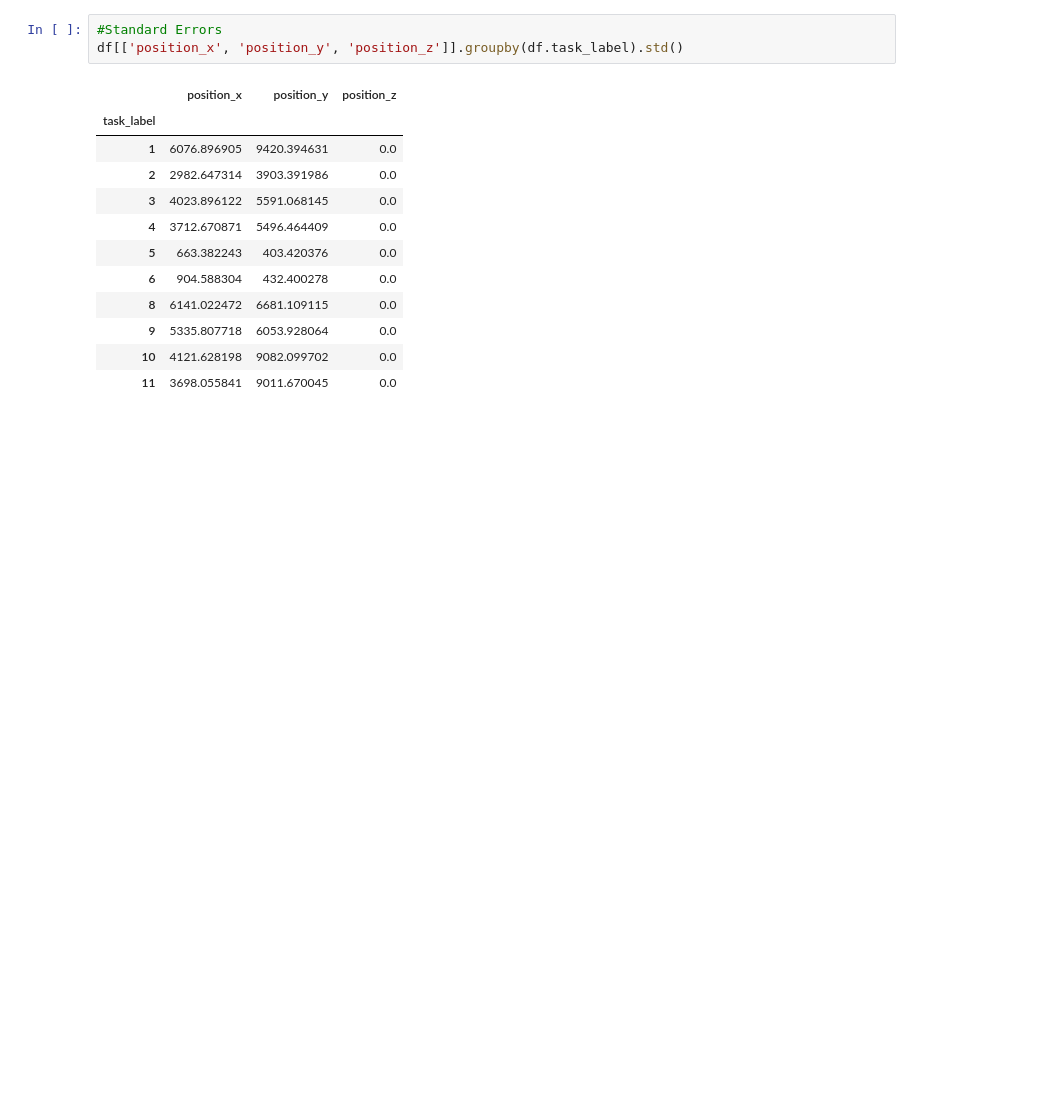
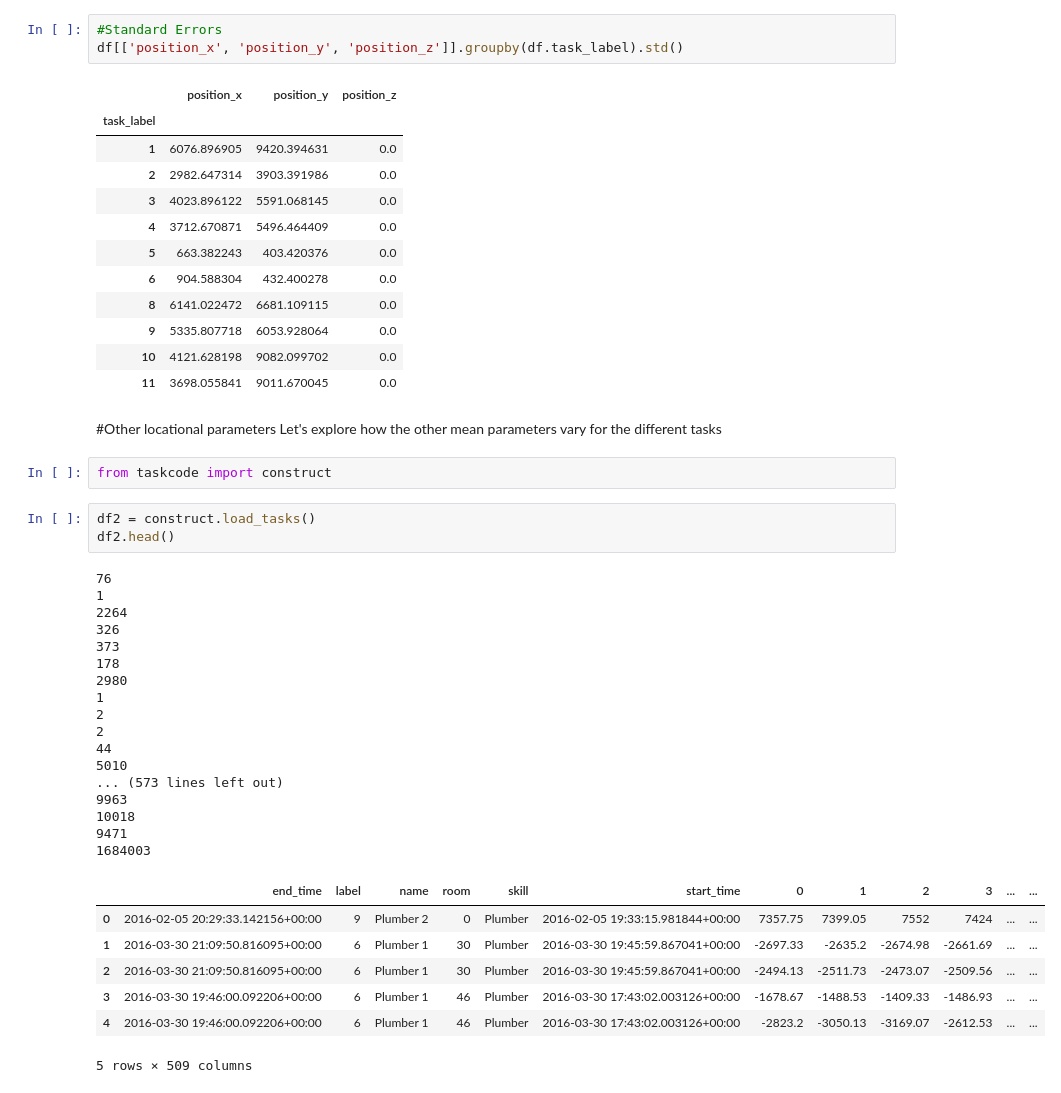
Before and after one commit to baxen/taskcode, a Jupyter notebook: explore.ipynb, the cells around one changed output. Drawn from its saved outputs; the diff is of its cells as text; blank space fills up the shorter version.

```diff
--- a/explore.ipynb
+++ b/explore.ipynb
@@ -183,3 +183,36 @@ df[['position_x', 'position_y', 'position_z']].groupby(df.task_label).std()
 | 9 | 5335.807718 | 6053.928064 | 0.0 |
 | 10 | 4121.628198 | 9082.099702 | 0.0 |
 | 11 | 3698.055841 | 9011.670045 | 0.0 |
+# %% [markdown]
+#Other locational parameters
+Let's explore how the other mean parameters vary for the different tasks
+# %%
+from taskcode import construct
+# %%
+df2 = construct.load_tasks()
+df2.head()
+# %% [output]
+76
+1
+2264
+326
+373
+178
+2980
+1
+2
+2
+44
+5010
+... (573 lines left out)
+9963
+10018
+9471
+1684003
+|  | end_time | label | name | room | skill | start_time | 0 | 1 | 2 | 3 | ... | ... |
+| 0 | 2016-02-05 20:29:33.142156+00:00 | 9 | Plumber 2 | 0 | Plumber | 2016-02-05 19:33:15.981844+00:00 | 7357.75 | 7399.05 | 7552 | 7424 | ... | ... |
+| 1 | 2016-03-30 21:09:50.816095+00:00 | 6 | Plumber 1 | 30 | Plumber | 2016-03-30 19:45:59.867041+00:00 | -2697.33 | -2635.2 | -2674.98 | -2661.69 | ... | ... |
+| 2 | 2016-03-30 21:09:50.816095+00:00 | 6 | Plumber 1 | 30 | Plumber | 2016-03-30 19:45:59.867041+00:00 | -2494.13 | -2511.73 | -2473.07 | -2509.56 | ... | ... |
+| 3 | 2016-03-30 19:46:00.092206+00:00 | 6 | Plumber 1 | 46 | Plumber | 2016-03-30 17:43:02.003126+00:00 | -1678.67 | -1488.53 | -1409.33 | -1486.93 | ... | ... |
+| 4 | 2016-03-30 19:46:00.092206+00:00 | 6 | Plumber 1 | 46 | Plumber | 2016-03-30 17:43:02.003126+00:00 | -2823.2 | -3050.13 | -3169.07 | -2612.53 | ... | ... |
+5 rows × 509 columns
```
Also changed, not shown: parts of 5 cells of this notebook.
